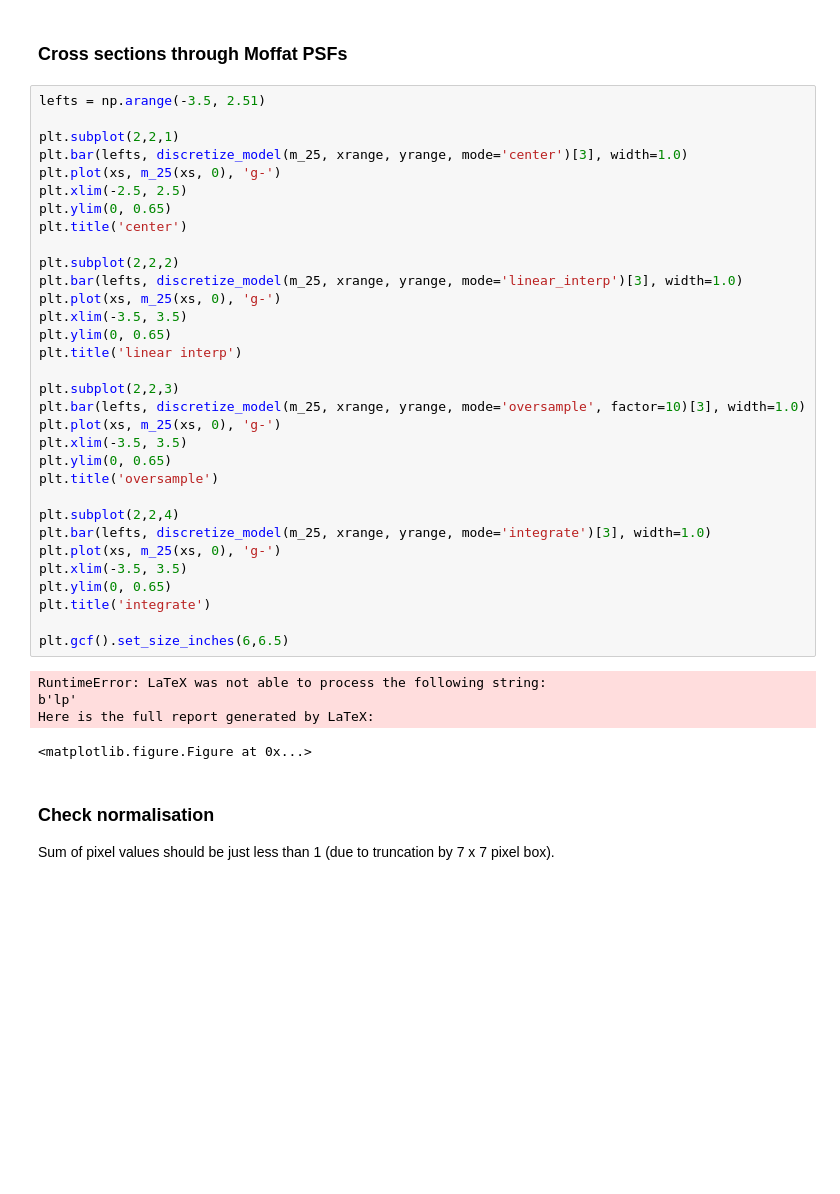
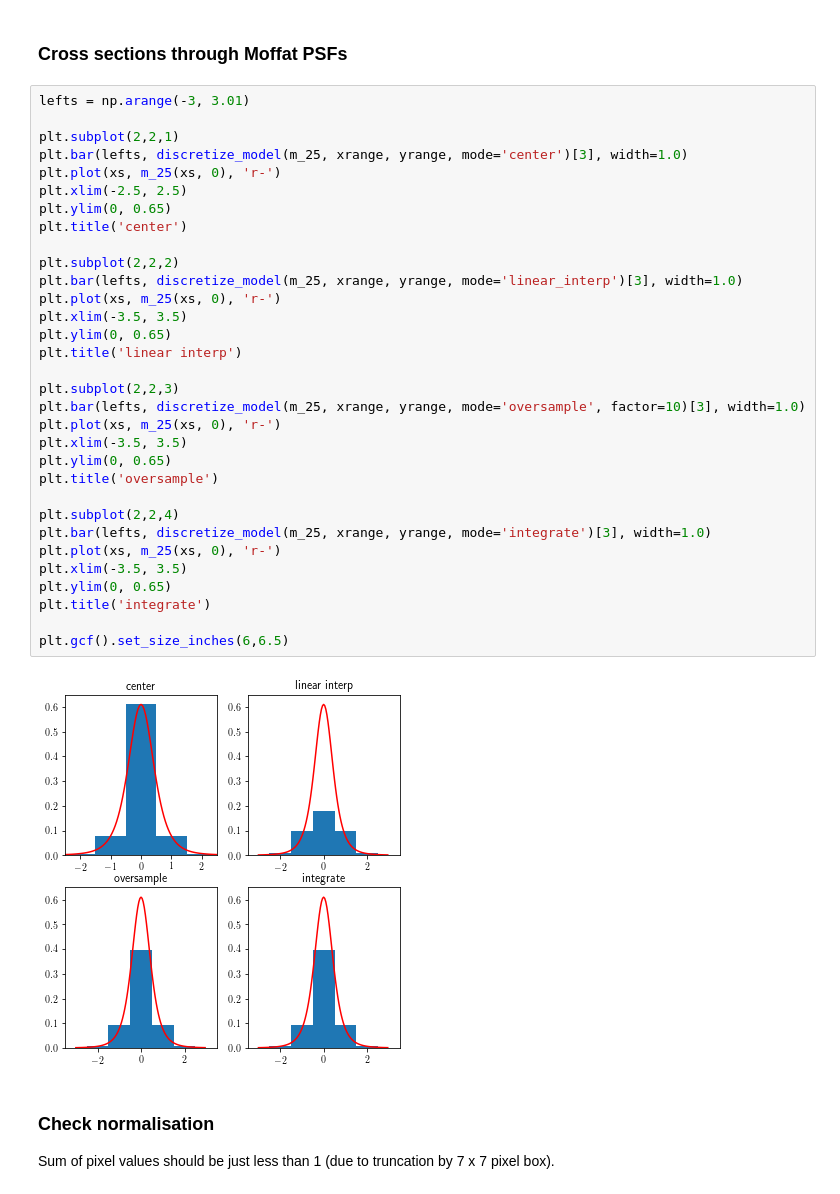
Before and after one commit to AnthonyHorton/signal-to-noise, a Jupyter notebook: PSF.ipynb, the cells around one changed output. Cells and saved outputs as stored; diff of their text form; blank space fills up the shorter version.

```diff
--- a/PSF.ipynb
+++ b/PSF.ipynb
@@ -109,42 +103,39 @@ Here is the full report generated by LaTeX:
 # %% [markdown]
 ### Cross sections through Moffat PSFs
 # %%
-lefts = np.arange(-3.5, 2.51)
+lefts = np.arange(-3, 3.01)
 
 plt.subplot(2,2,1)
 plt.bar(lefts, discretize_model(m_25, xrange, yrange, mode='center')[3], width=1.0)
-plt.plot(xs, m_25(xs, 0), 'g-')
+plt.plot(xs, m_25(xs, 0), 'r-')
 plt.xlim(-2.5, 2.5)
 plt.ylim(0, 0.65)
 plt.title('center')
 
 plt.subplot(2,2,2)
 plt.bar(lefts, discretize_model(m_25, xrange, yrange, mode='linear_interp')[3], width=1.0)
-plt.plot(xs, m_25(xs, 0), 'g-')
+plt.plot(xs, m_25(xs, 0), 'r-')
 plt.xlim(-3.5, 3.5)
 plt.ylim(0, 0.65)
 plt.title('linear interp')
 
 plt.subplot(2,2,3)
 plt.bar(lefts, discretize_model(m_25, xrange, yrange, mode='oversample', factor=10)[3], width=1.0)
-plt.plot(xs, m_25(xs, 0), 'g-')
+plt.plot(xs, m_25(xs, 0), 'r-')
 plt.xlim(-3.5, 3.5)
 plt.ylim(0, 0.65)
 plt.title('oversample')
 
 plt.subplot(2,2,4)
 plt.bar(lefts, discretize_model(m_25, xrange, yrange, mode='integrate')[3], width=1.0)
-plt.plot(xs, m_25(xs, 0), 'g-')
+plt.plot(xs, m_25(xs, 0), 'r-')
 plt.xlim(-3.5, 3.5)
 plt.ylim(0, 0.65)
 plt.title('integrate')
 
 plt.gcf().set_size_inches(6,6.5)
 # %% [output]
-RuntimeError: LaTeX was not able to process the following string:
-b'lp'
-Here is the full report generated by LaTeX:
-<matplotlib.figure.Figure at 0x...>
+[figure, added]
 # %% [markdown]
 ### Check normalisation
 
```
Also changed, not shown: parts of 7 cells of this notebook.
